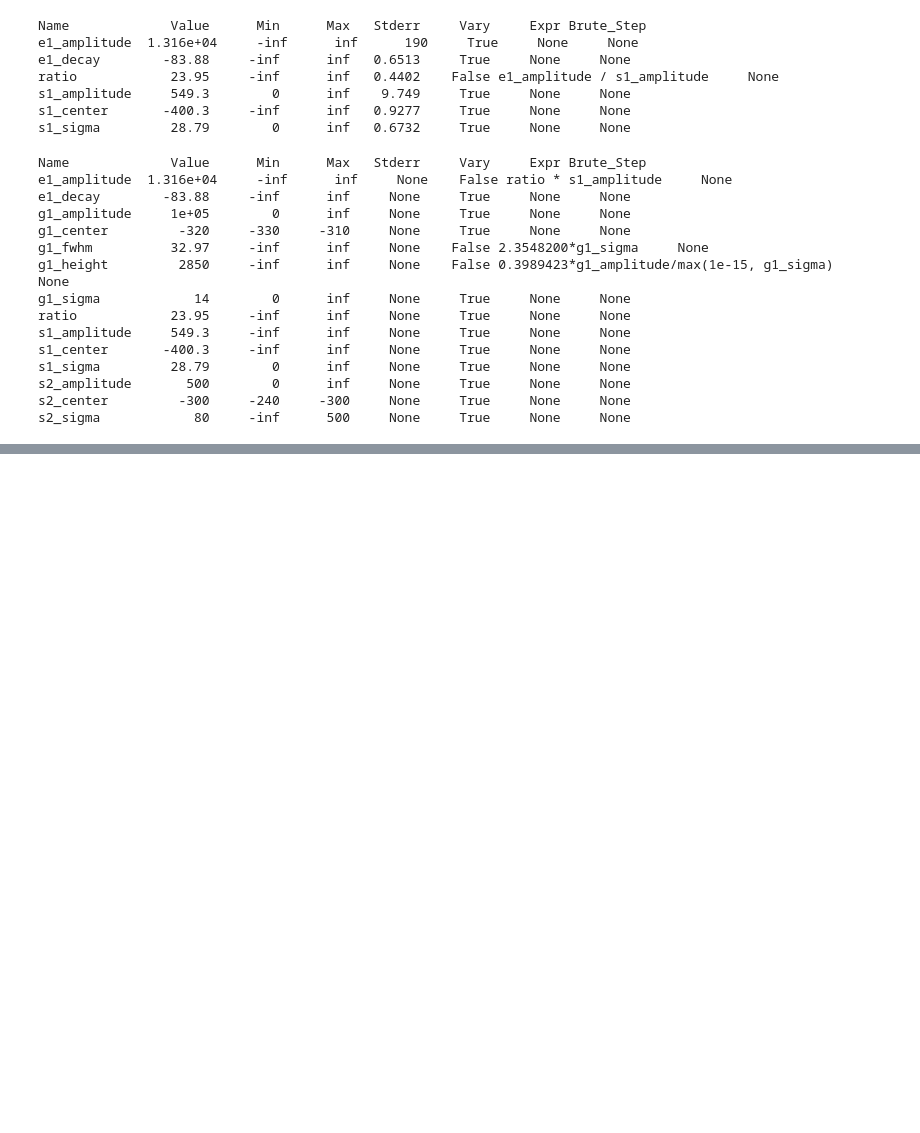
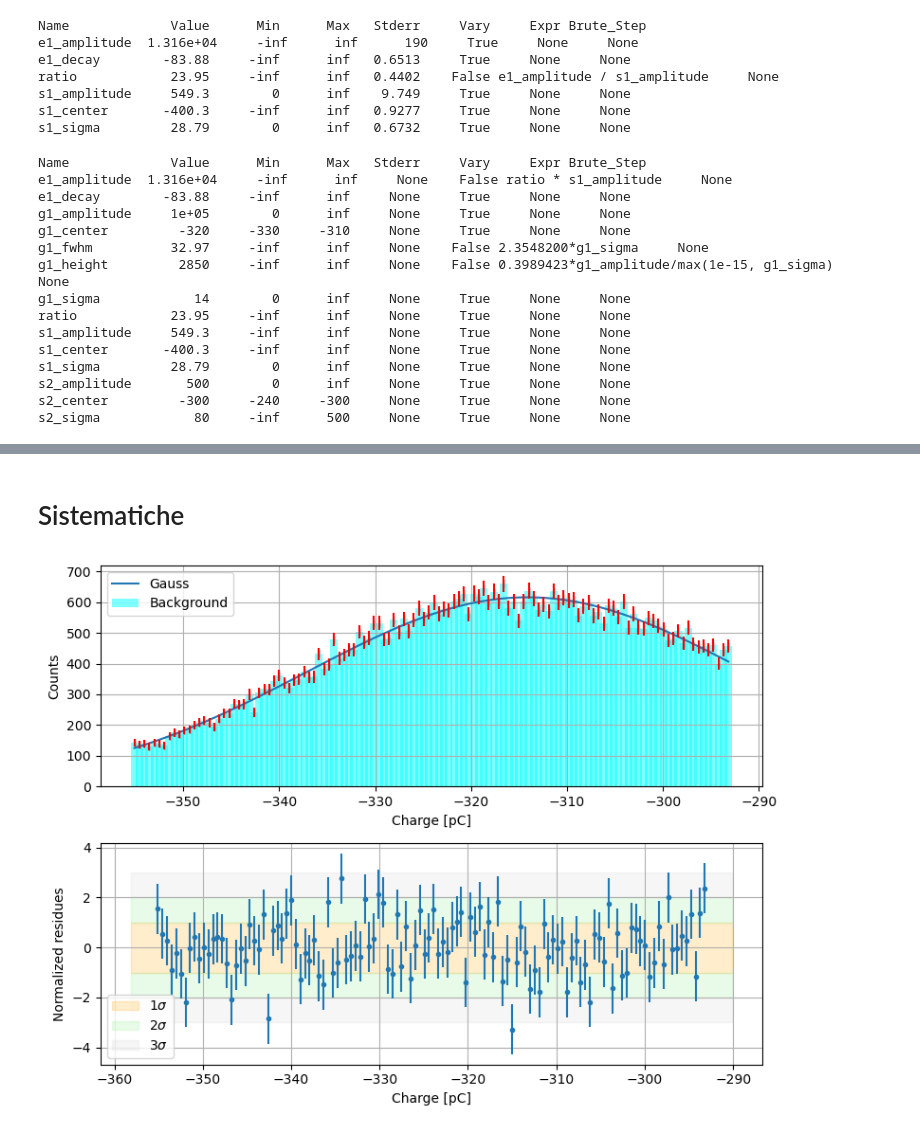
Before and after one commit to 0-DvD-0/Sfera, a Jupyter notebook: Jupyter/Fit_all_prova_ripulito_test_0_10.ipynb, the cells around one changed output, grey strips where cells are left out. Drawn from its saved outputs; the diff is of its cells as text; code cells hidden in the pictures; blank space fills up the shorter version.

Commit message:
Aggiunte sistematiche

```diff
--- a/Jupyter/Fit_all_prova_ripulito_test_0_10.ipynb
+++ b/Jupyter/Fit_all_prova_ripulito_test_0_10.ipynb
@@ -398,0 +399,76 @@ print(result.fit_report())
+# %% [markdown]
+# Sistematiche
+# %%
+sist_lim_list = [[410, 500],  #ch0
+                [-1, -1],  #ch1
+                [340, 460],  #ch2
+                [470, 595],  #ch3
+                [345, 435],  #ch4
+                [540, 630],  #ch5
+                [460, 570],  #ch6
+                [250, 350],  #ch7
+                [490, 590],  #ch8
+                [550, 725],  #ch9
+                [370, 480],  #ch10
+                [540, 620],  #ch11
+                [-1, -1],  #ch12
+                [-1, -1],  #ch13
+                [460, 570],  #ch14
+                [470, 590]   #ch15
+                ]
+
+
+sist_lims = sist_lim_list[channel]
+sist_bin = bin_N[sist_lims[0]:sist_lims[1]]
+sist_cntr = centers_N[sist_lims[0]:sist_lims[1]]
+sist_err = np.sqrt(sist_bin)
+
+
+gauss3 = GaussianModel(prefix='g3_')    #Gaussiana
+
+params2 = gauss3.guess(sist_bin, x = sist_cntr)           #Inizializzo i parametri dell'esponenziale
+
+model2 = gauss3
+
+result2 = model2.fit(sist_bin, params2, x = sist_cntr, weights = 1 / sist_err, nan_policy='omit')
+
+
+fig, (ax1, ax2) = plt.subplots(2, 1, figsize=(8, 6))
+
+_ = ax1.bar(sist_cntr, sist_bin, color = "cyan", alpha = 0.5, label = "Background")
+ax1.set_xlabel('Charge [pC]')
+ax1.set_ylabel('Counts')
+ax1.legend()
+
+comps = result2.eval_components()                        #Plotto il best fit + le componenti
+ax1.plot(sist_cntr, comps['g3_'], label='Gauss')
+
+ax1.legend()
+ax1.errorbar(sist_cntr, sist_bin, sist_err, color = "red", fmt='|')
+ax1.grid()
+
+residueGauss = sist_bin - result2.best_fit
+norm_res_gauss = residueGauss / sist_err
+
+ax2.errorbar(sist_cntr, norm_res_gauss, 1, ls = "", marker = ".")
+ax2.grid()
+
+ax2.set_xlabel('Charge [pC]')
+ax2.set_ylabel('Normalized residues')
+
+xlim = ax2.get_xlim()
+
+ax2.fill_between(xlim, [-1, -1], [1, 1], color = "orange", alpha = 0.2, label = r'$1\sigma$')
+ax2.fill_between(xlim, [-2, -2], [-1, -1], color = "lightgreen", alpha = 0.2, label = r'$2\sigma$')
+ax2.fill_between(xlim, [1, 1], [2, 2], color = "lightgreen", alpha = 0.2)
+ax2.fill_between(xlim, [2, 2], [3, 3], color = "lightgray", alpha = 0.2, label = r'$3\sigma$')
+ax2.fill_between(xlim, [-3, -3], [-2, -2], color = "lightgray", alpha = 0.2)
+
+ax2.legend()
+fig.tight_layout()
+plt.show()
+
+
+print(result2.fit_report())
+# %% [output]
+[figure, added]
```
Also changed, not shown: parts of 3 cells of this notebook.
